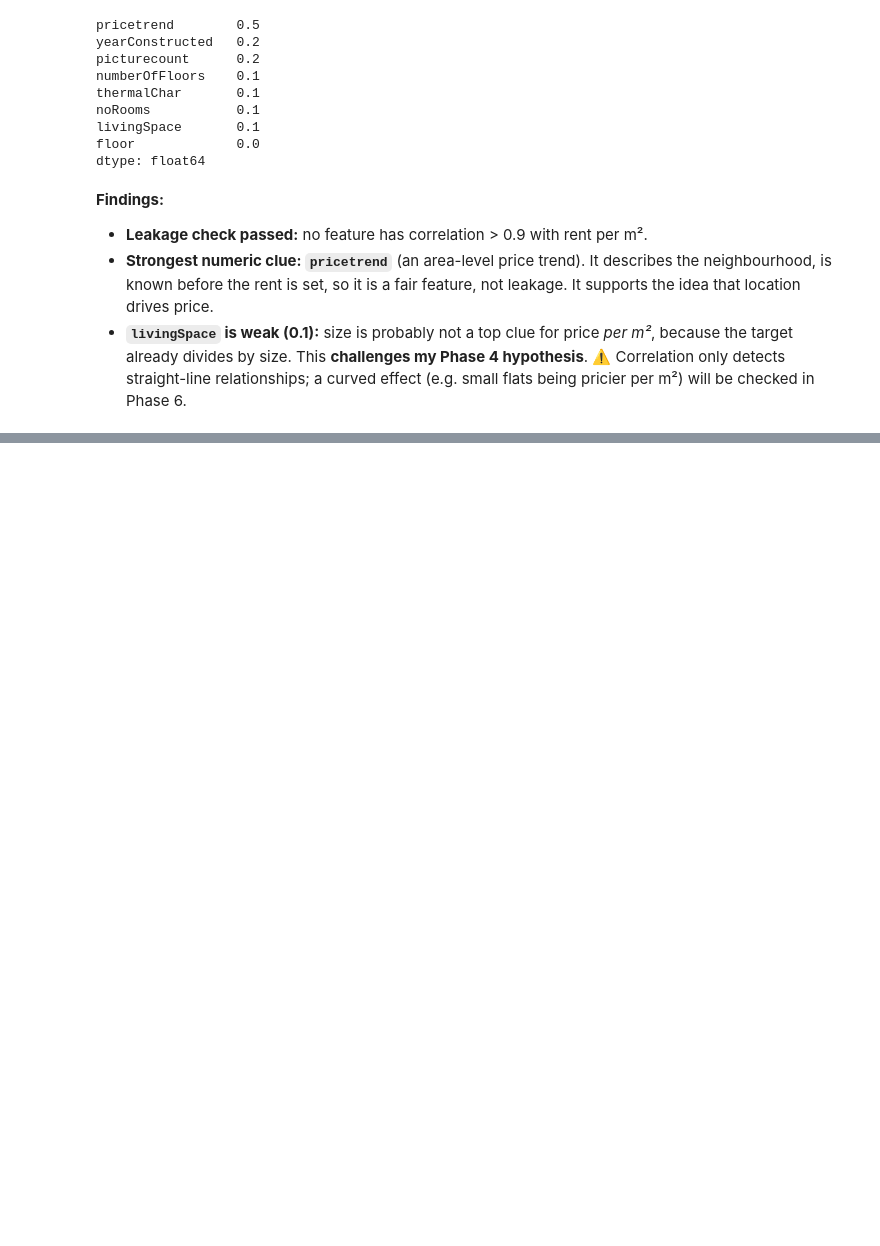
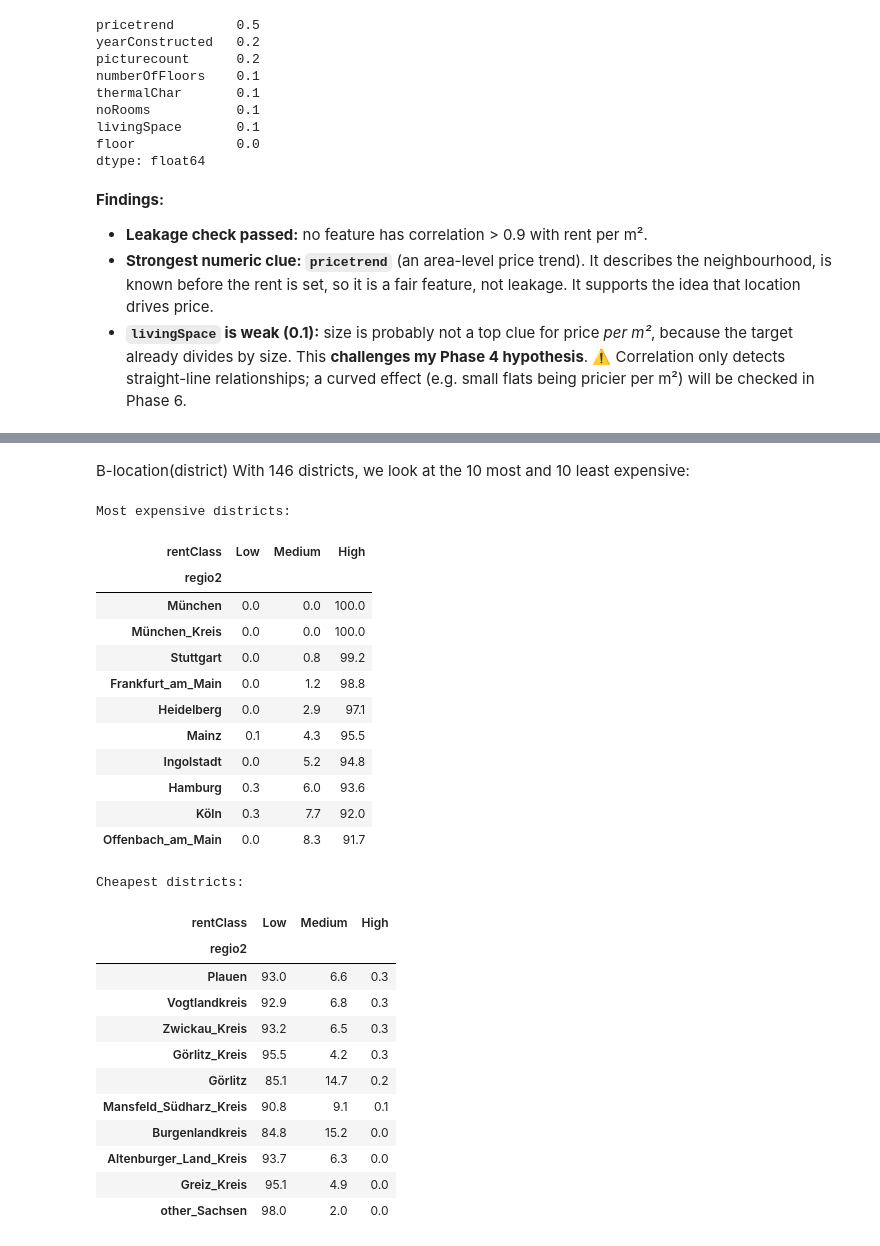
Before and after one commit to ihanmx/Rental_Datasert_study, a Jupyter notebook: notebooks/01_rental_classification.ipynb, the cells around one changed output, grey strips where cells are left out. Drawn from its saved outputs; the diff is of its cells as text; code cells hidden in the pictures; blank space fills up the shorter version.

```diff
--- a/notebooks/01_rental_classification.ipynb
+++ b/notebooks/01_rental_classification.ipynb
@@ -1049,0 +1145,35 @@ dtype: float64
+# %% [markdown]
+B-location(district) With 146 districts, we look at the 10 most and 10 least expensive:
+# %%
+by_district = class_shares("regio2").sort_values("High", ascending=False)
+print("Most expensive districts:")
+display(by_district.head(10))
+print("Cheapest districts:")
+display(by_district.tail(10))
+# %% [output]
+Most expensive districts:
+| rentClass | Low | Medium | High |
+| regio2 |  |  |  |
+| München | 0.0 | 0.0 | 100.0 |
+| München_Kreis | 0.0 | 0.0 | 100.0 |
+| Stuttgart | 0.0 | 0.8 | 99.2 |
+| Frankfurt_am_Main | 0.0 | 1.2 | 98.8 |
+| Heidelberg | 0.0 | 2.9 | 97.1 |
+| Mainz | 0.1 | 4.3 | 95.5 |
+| Ingolstadt | 0.0 | 5.2 | 94.8 |
+| Hamburg | 0.3 | 6.0 | 93.6 |
+| Köln | 0.3 | 7.7 | 92.0 |
+| Offenbach_am_Main | 0.0 | 8.3 | 91.7 |
+Cheapest districts:
+| rentClass | Low | Medium | High |
+| regio2 |  |  |  |
+| Plauen | 93.0 | 6.6 | 0.3 |
+| Vogtlandkreis | 92.9 | 6.8 | 0.3 |
+| Zwickau_Kreis | 93.2 | 6.5 | 0.3 |
+| Görlitz_Kreis | 95.5 | 4.2 | 0.3 |
+| Görlitz | 85.1 | 14.7 | 0.2 |
+| Mansfeld_Südharz_Kreis | 90.8 | 9.1 | 0.1 |
+| Burgenlandkreis | 84.8 | 15.2 | 0.0 |
+| Altenburger_Land_Kreis | 93.7 | 6.3 | 0.0 |
+| Greiz_Kreis | 95.1 | 4.9 | 0.0 |
+| other_Sachsen | 98.0 | 2.0 | 0.0 |
```
Also changed, not shown: parts of 12 cells of this notebook, 1 other file.
